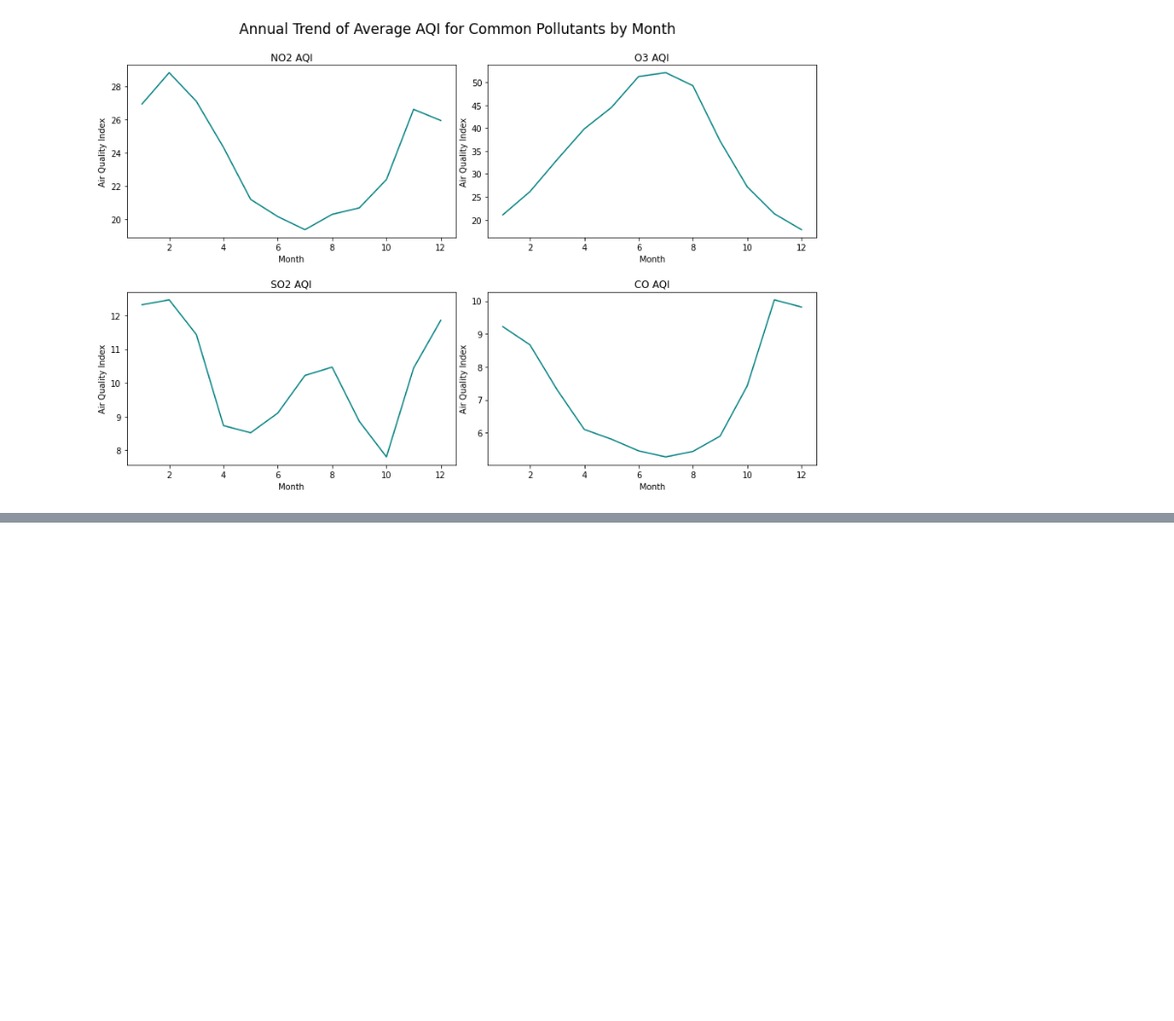
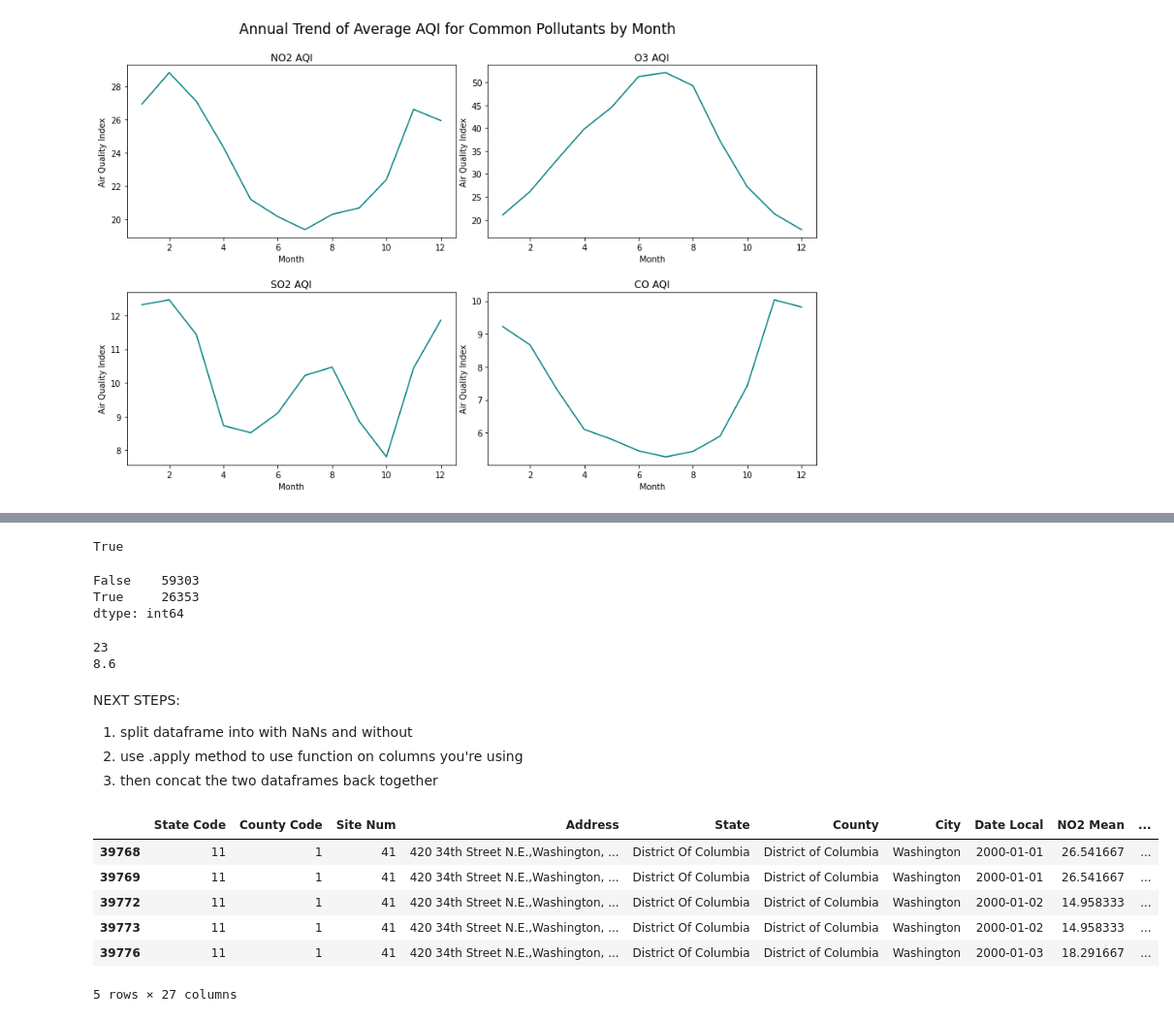
Before and after one commit to tingo121/group_proj_codeop, a Jupyter notebook: Air_Pollution_DMV_group_project-Copy1.ipynb, the cells around one changed output, grey strips where cells are left out. Shown at 97% size. Saved outputs shown, nothing was run; the diff lists cells and outputs as text; code cells hidden in the pictures; blank space fills up the shorter version.

```diff
--- a/Air_Pollution_DMV_group_project-Copy1.ipynb
+++ b/Air_Pollution_DMV_group_project-Copy1.ipynb
@@ -9,7 +9,7 @@ import matplotlib.pyplot as plt
 #import warnings
 #warnings.simplefilter('ignore')
 # %%
-data = pd.read_csv('data/pollution_us_2000_2016.csv')
+data = pd.read_csv('/Users/ting/Desktop/CodeOp/group_project_codeop/data/pollution_us_2000_2016.csv')
 # %%
 data.head()
 # %% [output]
@@ -311,0 +421,18 @@ Also, it would be cute if i could use month names instead of numbers, but not a
+# %%
+#is CO_Mean ever larger than CO 1st Max Hour?
+(dmv['CO Mean'] > dmv['CO 1st Max Hour']).any()
+# %% [output]
+True
+# %%
+#is CO_Mean ever larger than CO 1st Max Hour?
+(dmv['CO Mean'] > dmv['CO 1st Max Hour']).value_counts()
+# %% [output]
+False    59303
+True     26353
+dtype: int64
+# %%
+print(dmv['CO 1st Max Hour'].max())
+print(dmv['CO 1st Max Value'].max())
+# %% [output]
+23
+8.6
@@ -311,0 +474,18 @@ Also, it would be cute if i could use month names instead of numbers, but not a
+# %% [markdown]
+NEXT STEPS:
+
+1. split dataframe into with NaNs and without
+2. use .apply method to use function on columns you're using
+3. then concat the two dataframes back together
+# %%
+#get slice of my dataframe that has NaN for 'SO2 AQI'
+dmv_so2_nans = dmv[dmv['SO2 AQI'].isna()]
+dmv_so2_nans.head()
+# %% [output]
+|  | State Code | County Code | Site Num | Address | State | County | City | Date Local | NO2 Mean | ... |
+| 39768 | 11 | 1 | 41 | 420 34th Street N.E.,Washington, ... | District Of Columbia | District of Columbia | Washington | 2000-01-01 | 26.541667 | ... |
+| 39769 | 11 | 1 | 41 | 420 34th Street N.E.,Washington, ... | District Of Columbia | District of Columbia | Washington | 2000-01-01 | 26.541667 | ... |
+| 39772 | 11 | 1 | 41 | 420 34th Street N.E.,Washington, ... | District Of Columbia | District of Columbia | Washington | 2000-01-02 | 14.958333 | ... |
+| 39773 | 11 | 1 | 41 | 420 34th Street N.E.,Washington, ... | District Of Columbia | District of Columbia | Washington | 2000-01-02 | 14.958333 | ... |
+| 39776 | 11 | 1 | 41 | 420 34th Street N.E.,Washington, ... | District Of Columbia | District of Columbia | Washington | 2000-01-03 | 18.291667 | ... |
+5 rows × 27 columns
```
Also changed, not shown: parts of 20 cells of this notebook.
